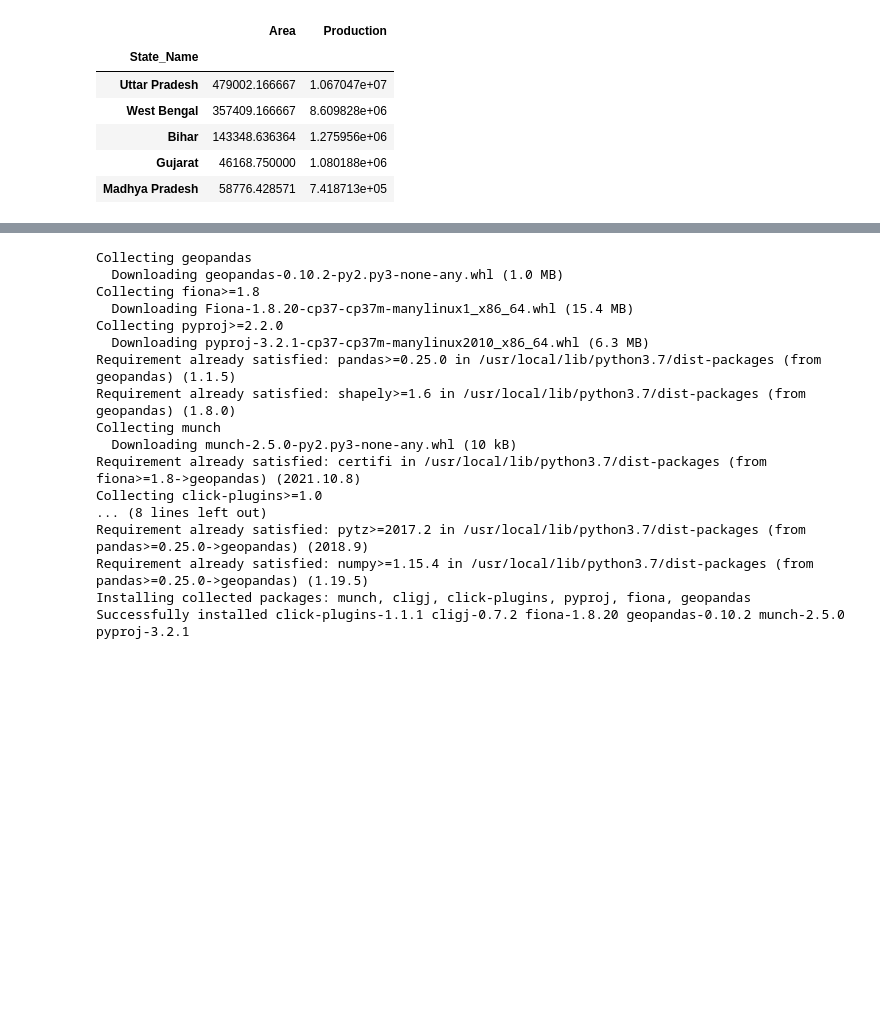
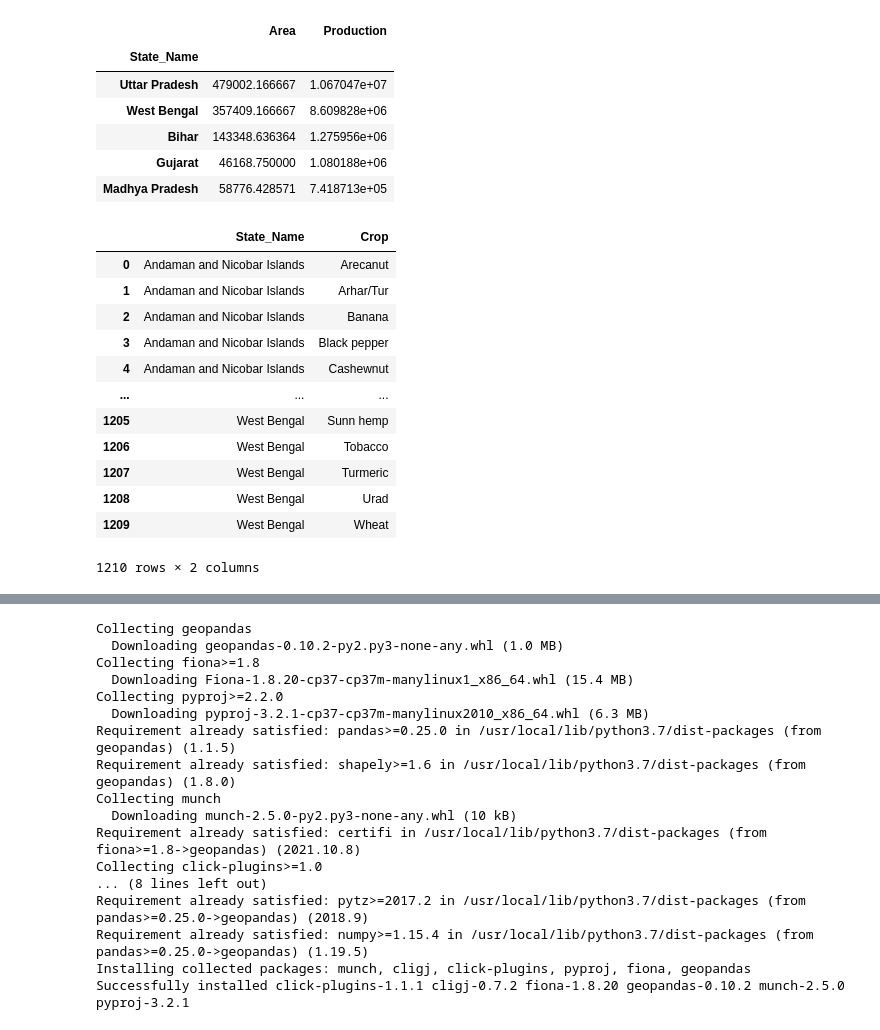
Before and after one commit to swagata0207/DSP_NPTEL, a Jupyter notebook: Apy_NPTEL_final.ipynb, the cells around one changed output, grey strips where cells are left out. Drawn from its saved outputs; the diff is of its cells as text; code cells hidden in the pictures; blank space fills up the shorter version.

```diff
--- a/Apy_NPTEL_final.ipynb
+++ b/Apy_NPTEL_final.ipynb
@@ -193,3 +195,22 @@ df_potato_yrp.head(5)
 | Bihar | 143348.636364 | 1.275956e+06 |
 | Gujarat | 46168.750000 | 1.080188e+06 |
 | Madhya Pradesh | 58776.428571 | 7.418713e+05 |
+# %%
+df_state_crop = df.groupby(['State_Name', 'Crop']).sum()
+df_state_crop = df_state_crop.reset_index()
+df_state_crop = df_state_crop.drop(['Crop_Year', 'Area', 'Production'], axis = 1)
+df_state_crop
+# %% [output]
+|  | State_Name | Crop |
+| 0 | Andaman and Nicobar Islands | Arecanut |
+| 1 | Andaman and Nicobar Islands | Arhar/Tur |
+| 2 | Andaman and Nicobar Islands | Banana |
+| 3 | Andaman and Nicobar Islands | Black pepper |
+| 4 | Andaman and Nicobar Islands | Cashewnut |
+| ... | ... | ... |
+| 1205 | West Bengal | Sunn hemp |
+| 1206 | West Bengal | Tobacco |
+| 1207 | West Bengal | Turmeric |
+| 1208 | West Bengal | Urad |
+| 1209 | West Bengal | Wheat |
+1210 rows × 2 columns
```
Also changed, not shown: parts of 3 cells of this notebook.
